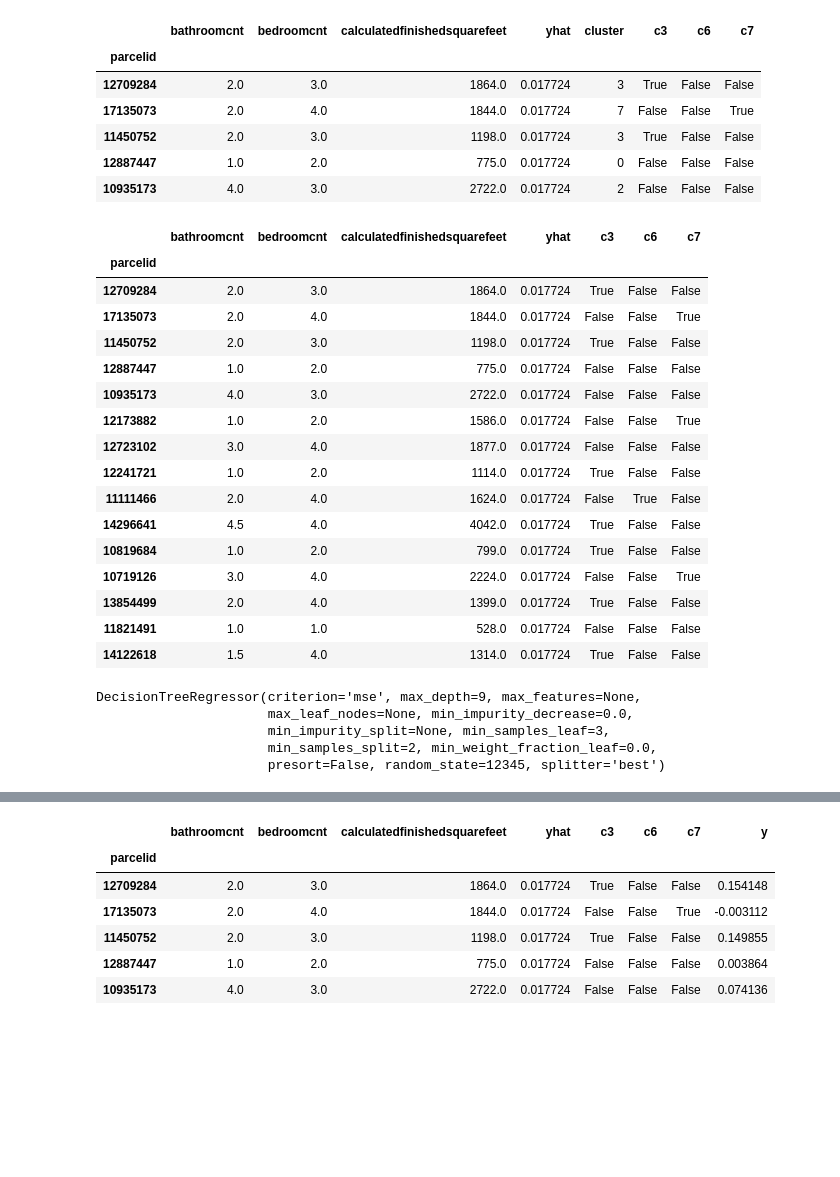
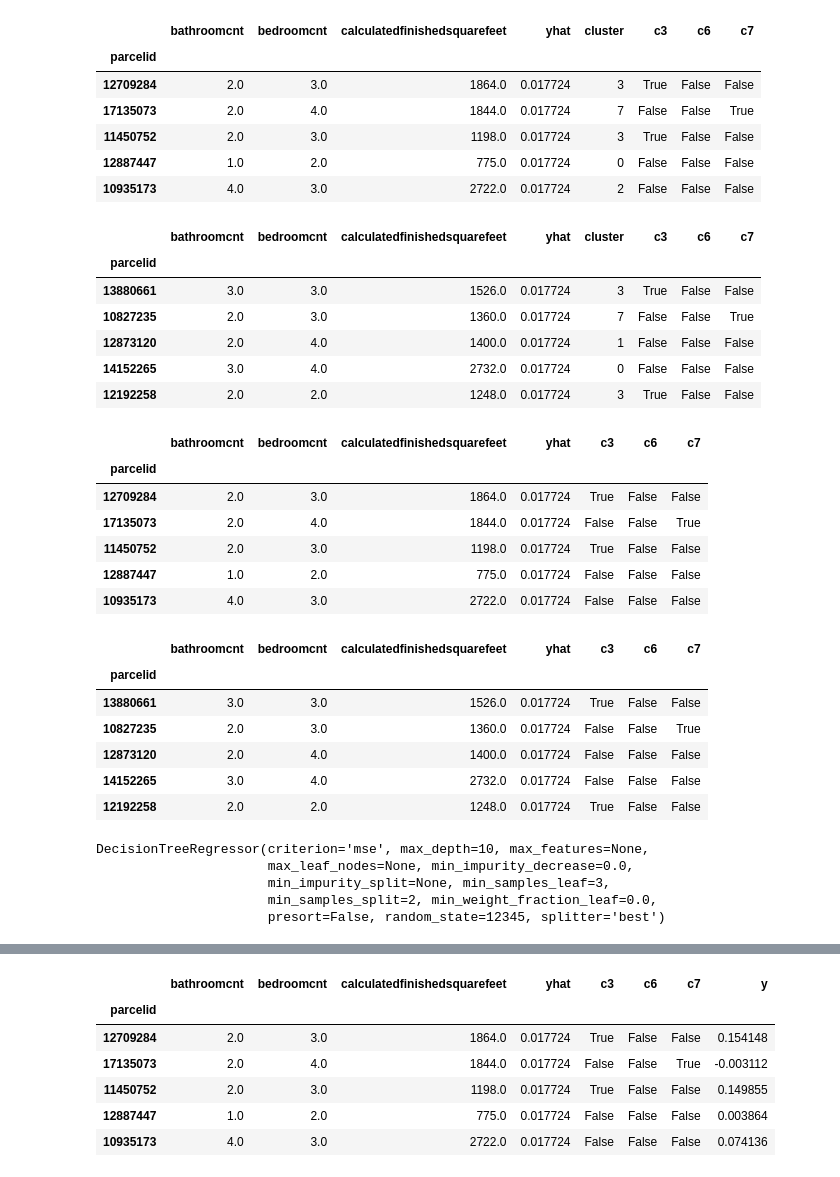
Before and after one commit to BayesEliaSantos/Bayes_P04_Zillow, a Jupyter notebook: kworking.ipynb, the cells around one changed output, grey strips where cells are left out. Cells and saved outputs as stored; diff of their text form; code cells hidden in the pictures; blank space fills up the shorter version.

```diff
--- a/kworking.ipynb
+++ b/kworking.ipynb
@@ -691,3 +758,3 @@ plot_features_2D(features_cl, Xc_scaled)
 # %%
-cluster_y = prep.df_join_xy(Xc_scaled[[cluster_col[0]]], y)
+cluster_y = prep.df_join_xy(Xc_scaled[[c_col]], y)
 # %% [output]
@@ -718,7 +785,4 @@ memory usage: 2.0 MB
-# %%
-c_col = cluster_col[0]
-y_col = 'y'
 # %%
-XncC = prep.df_join_xy(Xnc, Xc_scaled['cluster'])
+XncC = prep.df_join_xy(Xnc, Xc_scaled[c_col])
 XncC.head()
 # %% [output]
@@ -783,5 +862,5 @@ def bool_ttest_single_uniq(df, target_column='target', check_column='check', alp
             .sort_values(by='p_value'))
     return df_p
 # %%
-tc = bool_ttest_single_uniq(cluster_y, target_column='y', check_column=c_col, alpha=.05, debug=True)
+tc = bool_ttest_single_uniq(cluster_y, target_column=y_col, check_column=c_col, alpha=.05, debug=True)
 # %% [output]
@@ -819,24 +898,27 @@ XncC.head()
 | 11450752 | 2.0 | 3.0 | 1198.0 | 0.017724 | 3 | True | False | False |
 | 12887447 | 1.0 | 2.0 | 775.0 | 0.017724 | 0 | False | False | False |
 | 10935173 | 4.0 | 3.0 | 2722.0 | 0.017724 | 2 | False | False | False |
+# %%
+for tcval in tctrue:
+    XTncC['c' + str(tcval)] = XTncC.cluster == tcval
+
+XTncC.head()
+# %% [output]
+|  | bathroomcnt | bedroomcnt | calculatedfinishedsquarefeet | yhat | cluster | c3 | c6 | c7 |
+| parcelid |  |  |  |  |  |  |  |  |
+| 13880661 | 3.0 | 3.0 | 1526.0 | 0.017724 | 3 | True | False | False |
+| 10827235 | 2.0 | 3.0 | 1360.0 | 0.017724 | 7 | False | False | True |
+| 12873120 | 2.0 | 4.0 | 1400.0 | 0.017724 | 1 | False | False | False |
+| 14152265 | 3.0 | 4.0 | 2732.0 | 0.017724 | 0 | False | False | False |
+| 12192258 | 2.0 | 2.0 | 1248.0 | 0.017724 | 3 | True | False | False |
 # %%
 XncCs = XncC.drop(columns='cluster')
-XncCs.head(15)
+XncCs.head()
 # %% [output]
 |  | bathroomcnt | bedroomcnt | calculatedfinishedsquarefeet | yhat | c3 | c6 | c7 |
 | parcelid |  |  |  |  |  |  |  |
 | 12709284 | 2.0 | 3.0 | 1864.0 | 0.017724 | True | False | False |
 | 17135073 | 2.0 | 4.0 | 1844.0 | 0.017724 | False | False | True |
 | 11450752 | 2.0 | 3.0 | 1198.0 | 0.017724 | True | False | False |
 | 12887447 | 1.0 | 2.0 | 775.0 | 0.017724 | False | False | False |
 | 10935173 | 4.0 | 3.0 | 2722.0 | 0.017724 | False | False | False |
-| 12173882 | 1.0 | 2.0 | 1586.0 | 0.017724 | False | False | True |
-| 12723102 | 3.0 | 4.0 | 1877.0 | 0.017724 | False | False | False |
-| 12241721 | 1.0 | 2.0 | 1114.0 | 0.017724 | True | False | False |
-| 11111466 | 2.0 | 4.0 | 1624.0 | 0.017724 | False | True | False |
-| 14296641 | 4.5 | 4.0 | 4042.0 | 0.017724 | True | False | False |
-| 10819684 | 1.0 | 2.0 | 799.0 | 0.017724 | True | False | False |
-| 10719126 | 3.0 | 4.0 | 2224.0 | 0.017724 | False | False | True |
-| 13854499 | 2.0 | 4.0 | 1399.0 | 0.017724 | True | False | False |
-| 11821491 | 1.0 | 1.0 | 528.0 | 0.017724 | False | False | False |
-| 14122618 | 1.5 | 4.0 | 1314.0 | 0.017724 | True | False | False |
@@ -846,6 +925,17 @@ if 'prediction' in XncCs.columns:
+# %%
+XTncCs = XTncC.drop(columns='cluster')
+XTncCs.head()
+# %% [output]
+|  | bathroomcnt | bedroomcnt | calculatedfinishedsquarefeet | yhat | c3 | c6 | c7 |
+| parcelid |  |  |  |  |  |  |  |
+| 13880661 | 3.0 | 3.0 | 1526.0 | 0.017724 | True | False | False |
+| 10827235 | 2.0 | 3.0 | 1360.0 | 0.017724 | False | False | True |
+| 12873120 | 2.0 | 4.0 | 1400.0 | 0.017724 | False | False | False |
+| 14152265 | 3.0 | 4.0 | 2732.0 | 0.017724 | False | False | False |
+| 12192258 | 2.0 | 2.0 | 1248.0 | 0.017724 | True | False | False |
 # %%
 dtr = DecisionTreeRegressor(
-    max_depth=9,
+    max_depth=10,
     random_state=dfo.randomer,
     min_samples_leaf=3,
     max_leaf_nodes=None
@@ -859,7 +949,7 @@ dtr.fit(XncCs, y)
 
 #graph.render('iris_decision_tree', view=True)
 # %% [output]
-DecisionTreeRegressor(criterion='mse', max_depth=9, max_features=None,
+DecisionTreeRegressor(criterion='mse', max_depth=10, max_features=None,
                       max_leaf_nodes=None, min_impurity_decrease=0.0,
                       min_impurity_split=None, min_samples_leaf=3,
                       min_samples_split=2, min_weight_fraction_leaf=0.0,
```
Also changed, not shown: parts of 60 cells of this notebook.
